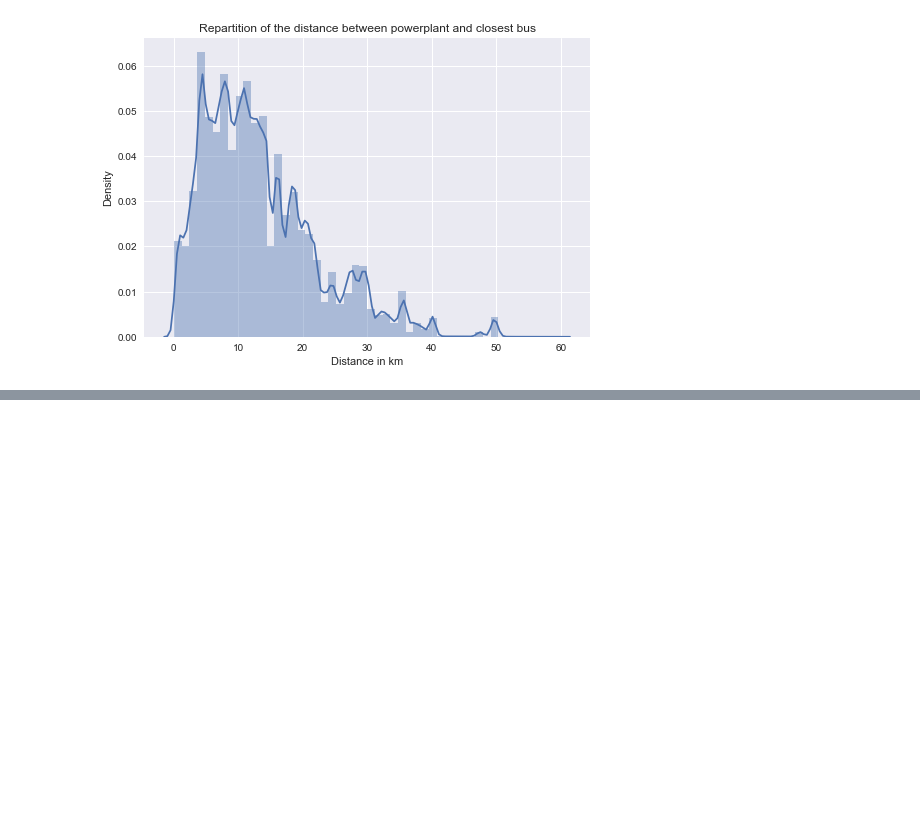
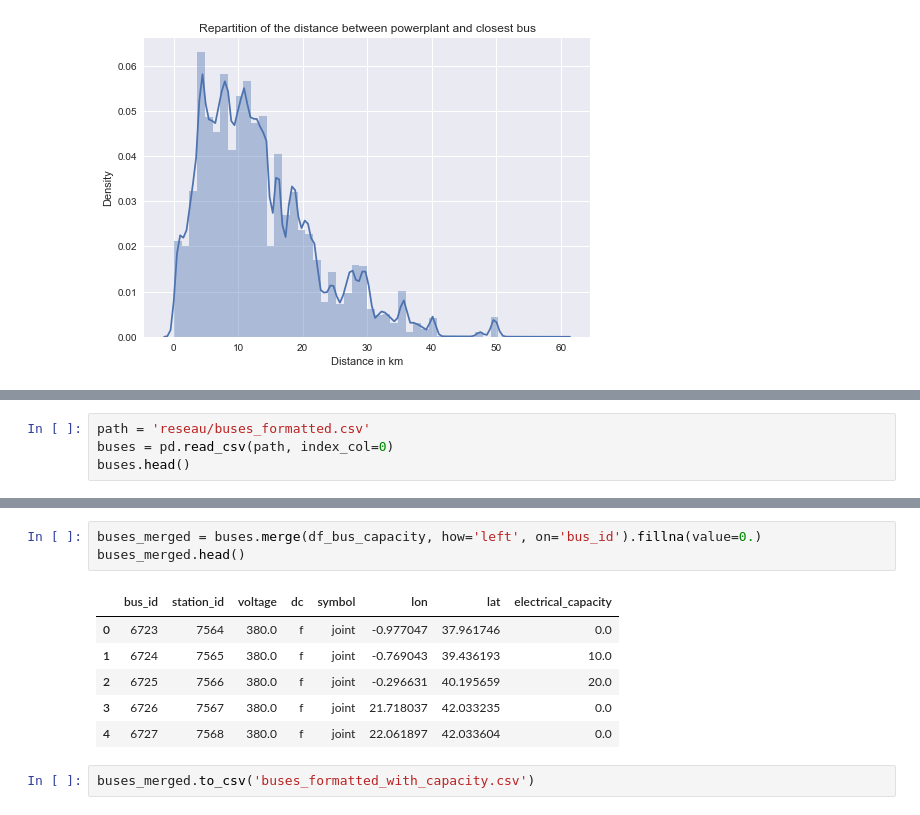
Before and after one commit to sebsa2/ALproject, a Jupyter notebook: associate_powerplants_and_buses.ipynb, the cells around one changed output, grey strips where cells are left out. Saved outputs shown, nothing was run; the diff lists cells and outputs as text; blank space fills up the shorter version.

```diff
--- a/associate_powerplants_and_buses.ipynb
+++ b/associate_powerplants_and_buses.ipynb
@@ -241,0 +286,4 @@ Number of points above 60 km : 379
+# %%
+path = 'reseau/buses_formatted.csv'
+buses = pd.read_csv(path, index_col=0)
+buses.head()
@@ -241,0 +306,12 @@ Number of points above 60 km : 379
+# %%
+buses_merged = buses.merge(df_bus_capacity, how='left', on='bus_id').fillna(value=0.)
+buses_merged.head()
+# %% [output]
+|  | bus_id | station_id | voltage | dc | symbol | lon | lat | electrical_capacity |
+| 0 | 6723 | 7564 | 380.0 | f | joint | -0.977047 | 37.961746 | 0.0 |
+| 1 | 6724 | 7565 | 380.0 | f | joint | -0.769043 | 39.436193 | 10.0 |
+| 2 | 6725 | 7566 | 380.0 | f | joint | -0.296631 | 40.195659 | 20.0 |
+| 3 | 6726 | 7567 | 380.0 | f | joint | 21.718037 | 42.033235 | 0.0 |
+| 4 | 6727 | 7568 | 380.0 | f | joint | 22.061897 | 42.033604 | 0.0 |
+# %%
+buses_merged.to_csv('buses_formatted_with_capacity.csv')
```
Also changed, not shown: parts of 8 cells of this notebook.
